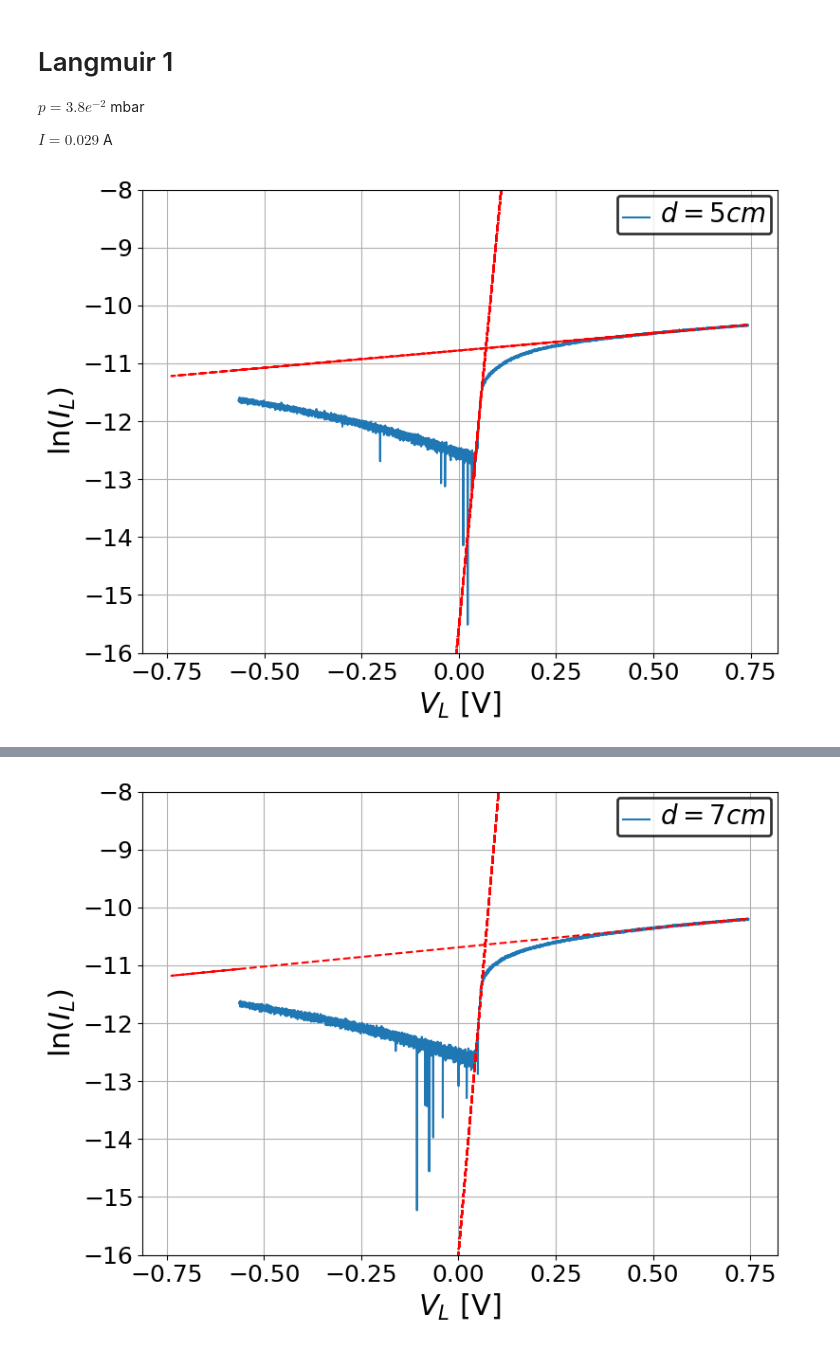
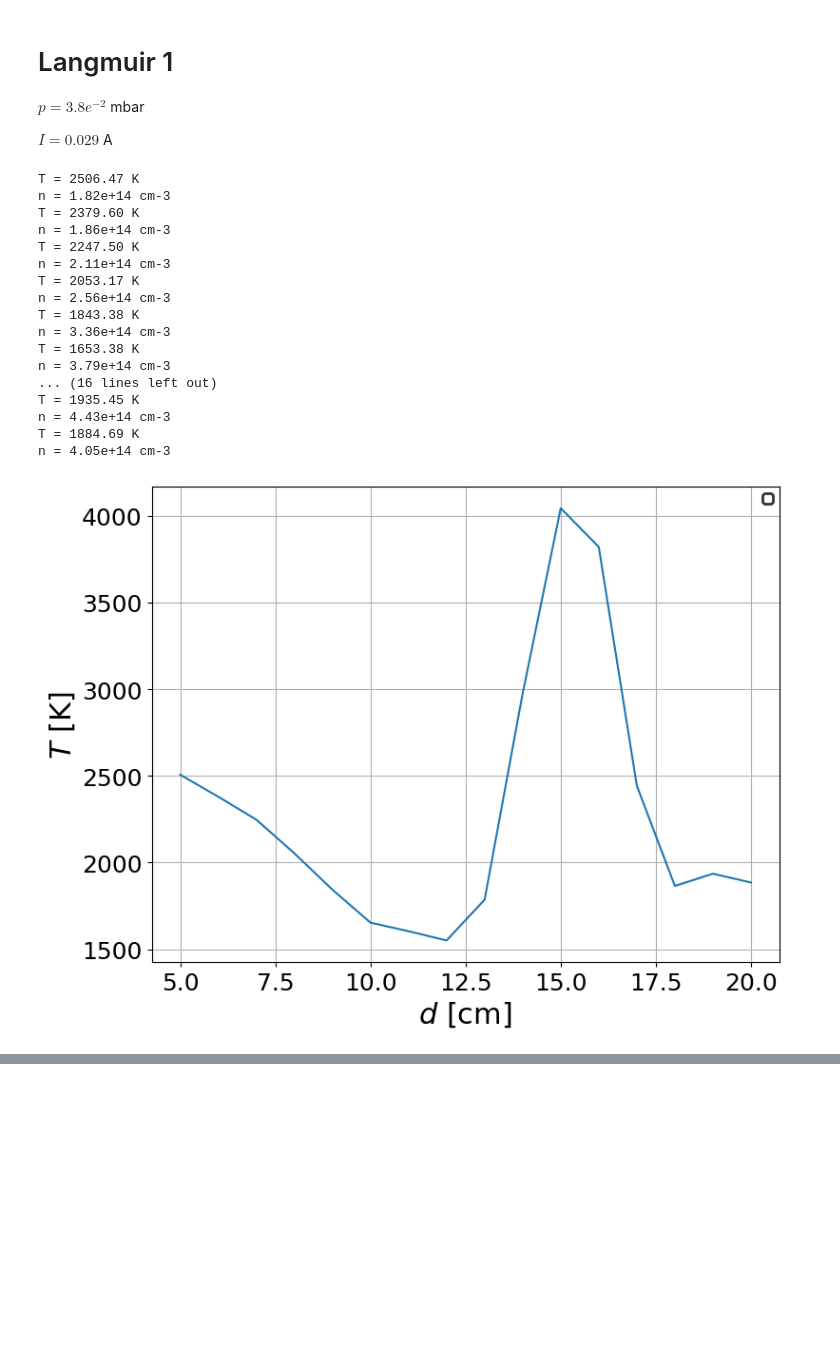
Before and after one commit to ferocitoo/TP3, a Jupyter notebook: TP_Plasma/Langmuir.ipynb, the cells around one changed output, grey strips where cells are left out. Drawn from its saved outputs; the diff is of its cells as text; code cells hidden in the pictures; blank space fills up the shorter version.

```diff
--- a/TP_Plasma/Langmuir.ipynb
+++ b/TP_Plasma/Langmuir.ipynb
@@ -47,6 +47,7 @@ for i in range(1, 17):
 
     V = data.iloc[:, 0].to_numpy()
     I = data.iloc[:, 1].to_numpy()
+    V = V*15
     I = I * 0.5 * 1e-3
 
     Vs[i - 1].append(V)
@@ -54,36 +58,80 @@ for i in range(1, 17):
 # %%
 # Plot
 
 xlabel = '$V_L$ [V]'
 ylabel = '$\ln(I_L)$'
 
-def linear_fit(x, a, b):
-    return a * x + b
+e = 1.6e-19
+me = 9.1e-31
+kb = 1.38e-23
+A = 9.6e-6
+Ts = np.zeros(len(Vs))
+ns = np.zeros(len(Vs))
 
 for i in range (len(Vs)):
-    ax,fig = u.create_figure_and_apply_format((8,6),xlabel=xlabel, ylabel=ylabel)
-
     V = Vs[i][0]
     I = Is[i][0]
     ln_I = np.log(I)
 
     for idx in range(len(ln_I)):
         if np.isnan(ln_I[idx]):
             ln_I[idx] = ln_I[idx - 1] if idx - 1 >= 0 else ln_I[idx + 1]
 
     i1 = 11900
     popt1, pcov1 = curve_fit(linear_fit, V[i1-3000:i1], ln_I[i1-3000:i1], p0=[1, 1])
 
     popt2, pcov2 = curve_fit(linear_fit, V[5500:5700], ln_I[5500:5700], p0=[1, 1])
 
-    ax.plot(V[0:i1], ln_I[0:i1], label=f'$d = {i+5} cm$')
-    ax.plot(V, linear_fit(V, *popt1), 'r--')
-    ax.plot(V, linear_fit(V, *popt2), 'r--')
 
-    ax.set_ylim(-16, -8)
+    V_P = (popt2[1] - popt1[1]) / (popt1[0] - popt2[0])
+    ln_I_P = linear_fit(V_P, *popt1)
 
-    u.set_legend_properties(ax)
+    T = e / (kb * popt2[0])
 
-    plt.show()
+    n = 1/(A * e) * np.sqrt(2 * np.pi * me / (kb * T)) * np.exp(linear_fit(V_P, *popt2))
+
+    Ts[i] = T
+    ns[i] = n
+
+    # ax,fig = u.create_figure_and_apply_format((8,6),xlabel=xlabel, ylabel=ylabel)
+    # ax.plot(V[0:i1], ln_I[0:i1], label=f'$d = {i+5} cm$')
+    # ax.plot(V, linear_fit(V, *popt1), 'r--')
+    # ax.plot(V, linear_fit(V, *popt2), 'r--')
+
+    # ax.set_ylim(-16, -8)
+
+    # u.set_legend_properties(ax)
+
+    # plt.show()
+
+    print(f'T = {T:.2f} K')
+    print(f'n = {n:.2e} cm-3')
+
+ax,fig = u.create_figure_and_apply_format((8,6),xlabel='$d$ [cm]', ylabel='$T$ [K]')
+ax.plot(np.arange(5, 21), Ts)
+u.set_legend_properties(ax)
+plt.show()
+
+ax,fig = u.create_figure_and_apply_format((8,6),xlabel='$d$ [cm]', ylabel='$n$ [m-3]')
+ax.plot(np.arange(5, 21), ns)
+u.set_legend_properties(ax)
+plt.show()
 # %% [output]
+T = 2506.47 K
+n = 1.82e+14 cm-3
+T = 2379.60 K
+n = 1.86e+14 cm-3
+T = 2247.50 K
+n = 2.11e+14 cm-3
+T = 2053.17 K
+n = 2.56e+14 cm-3
+T = 1843.38 K
+n = 3.36e+14 cm-3
+T = 1653.38 K
+n = 3.79e+14 cm-3
+... (16 lines left out)
+T = 1935.45 K
+n = 4.43e+14 cm-3
+T = 1884.69 K
+n = 4.05e+14 cm-3
-[figure, old version]
+[figure, new version]
@@ -91 +138,0 @@ for i in range (len(Vs)):
-[figure, removed]
```
Also changed, not shown: parts of 2 cells of this notebook.
